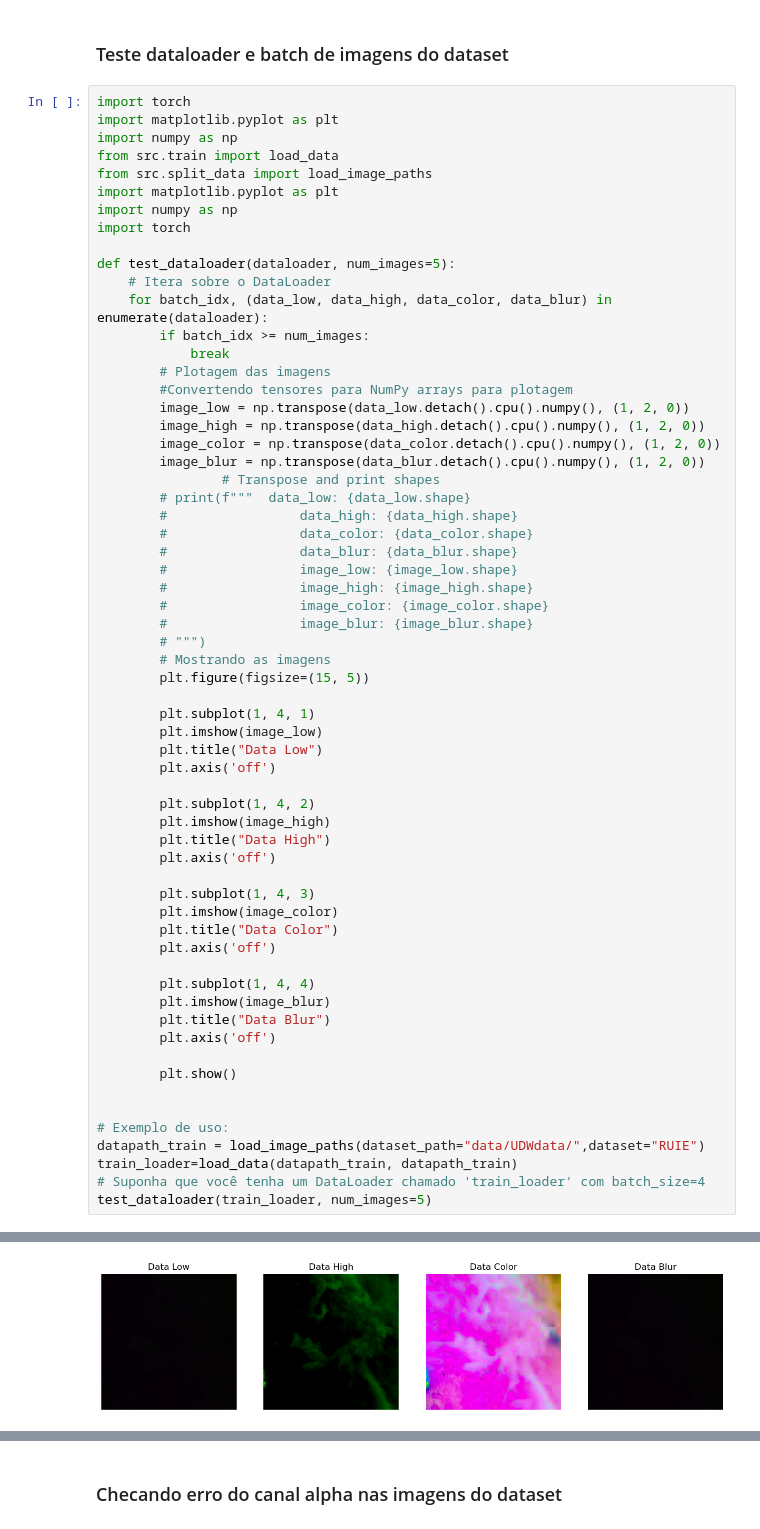
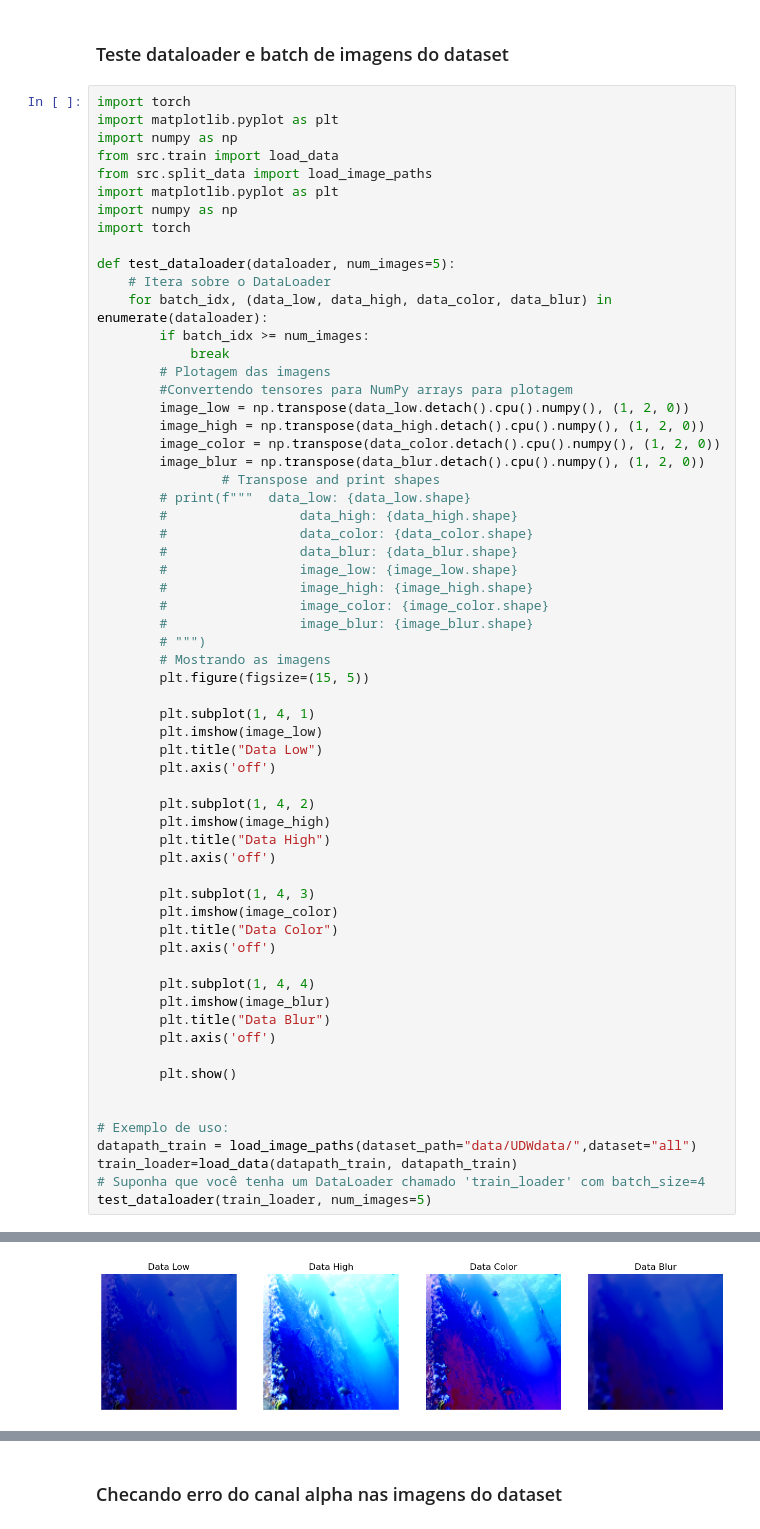
Before and after one commit to gusanagy/UDBE, a Jupyter notebook: work.ipynb, the cells around one changed output, grey strips where cells are left out. Cells and saved outputs as stored; diff of their text form.

```diff
--- a/work.ipynb
+++ b/work.ipynb
@@ -192,7 +200,7 @@ def test_dataloader(dataloader, num_images=5):
 
 
 # Exemplo de uso:
-datapath_train = load_image_paths(dataset_path="data/UDWdata/",dataset="RUIE")
+datapath_train = load_image_paths(dataset_path="data/UDWdata/",dataset="all")
 train_loader=load_data(datapath_train, datapath_train)
 # Suponha que você tenha um DataLoader chamado 'train_loader' com batch_size=4
 test_dataloader(train_loader, num_images=5)
@@ -205,4 +213,4 @@ Total training examples: 3804
-[figure, old version]
+[figure, new version]
 Clipping input data to the valid range for imshow with RGB data ([0..1] for floats or [0..255] for integers).
 Clipping input data to the valid range for imshow with RGB data ([0..1] for floats or [0..255] for integers).
 Clipping input data to the valid range for imshow with RGB data ([0..1] for floats or [0..255] for integers).
```
Also changed, not shown: parts of 6 cells of this notebook, 2 other files.
